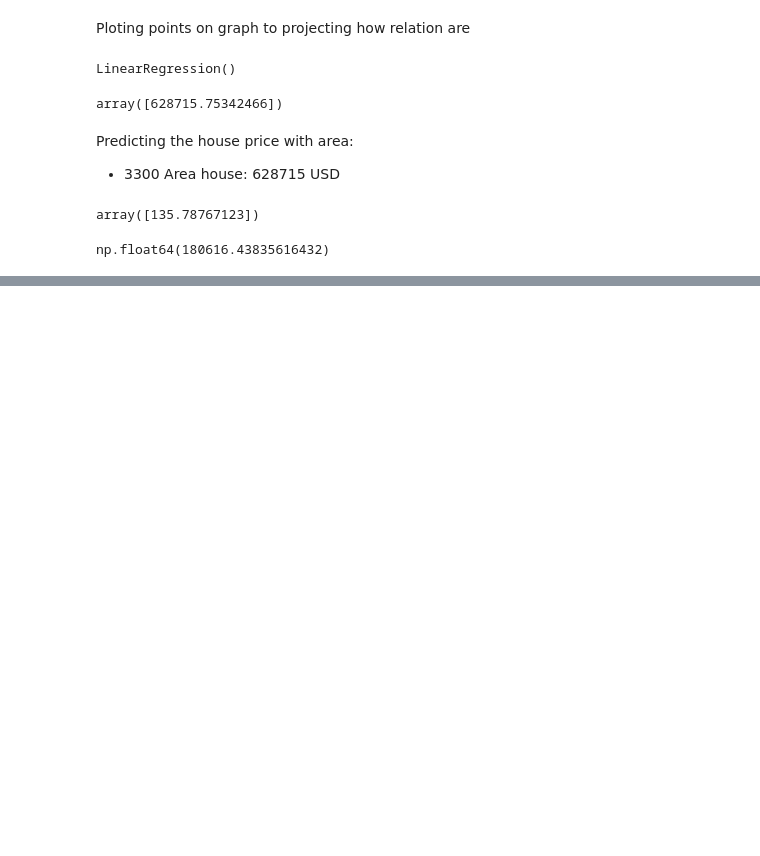
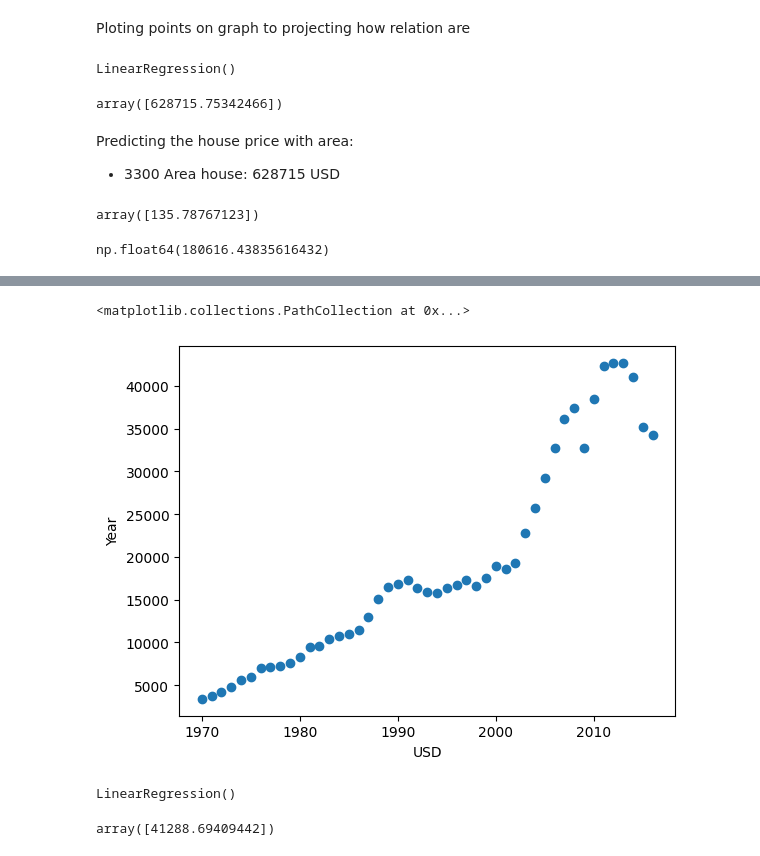
Before and after one commit to lakshaykamat/data-science, a Jupyter notebook: machine-learning/Linear Regression.ipynb, the cells around one changed output, grey strips where cells are left out. Drawn from its saved outputs; the diff is of its cells as text; code cells hidden in the pictures; blank space fills up the shorter version.

Commit message:
Linear and Logistic Regression

```diff
--- a/machine-learning/Linear Regression.ipynb
+++ b/machine-learning/Linear Regression.ipynb
@@ -167,0 +181,3 @@ np.float64(180616.43835616432)
+# %%
+df = pd.read_csv('data/canada_per_capita_income.csv')
+df.head()
@@ -167,0 +191,16 @@ np.float64(180616.43835616432)
+# %%
+plt.xlabel('USD')
+plt.ylabel('Year')
+plt.scatter(df.year,df.per_capita_income)
+# %% [output]
+<matplotlib.collections.PathCollection at 0x...>
+[figure, added]
+# %%
+reg = linear_model.LinearRegression()
+reg.fit(df[['year']],df.per_capita_income)
+# %% [output]
+LinearRegression()
+# %%
+reg.predict([[2020]])
+# %% [output]
+array([41288.69409442])
```
Also changed, not shown: parts of 27 cells of this notebook, 4 other files.
